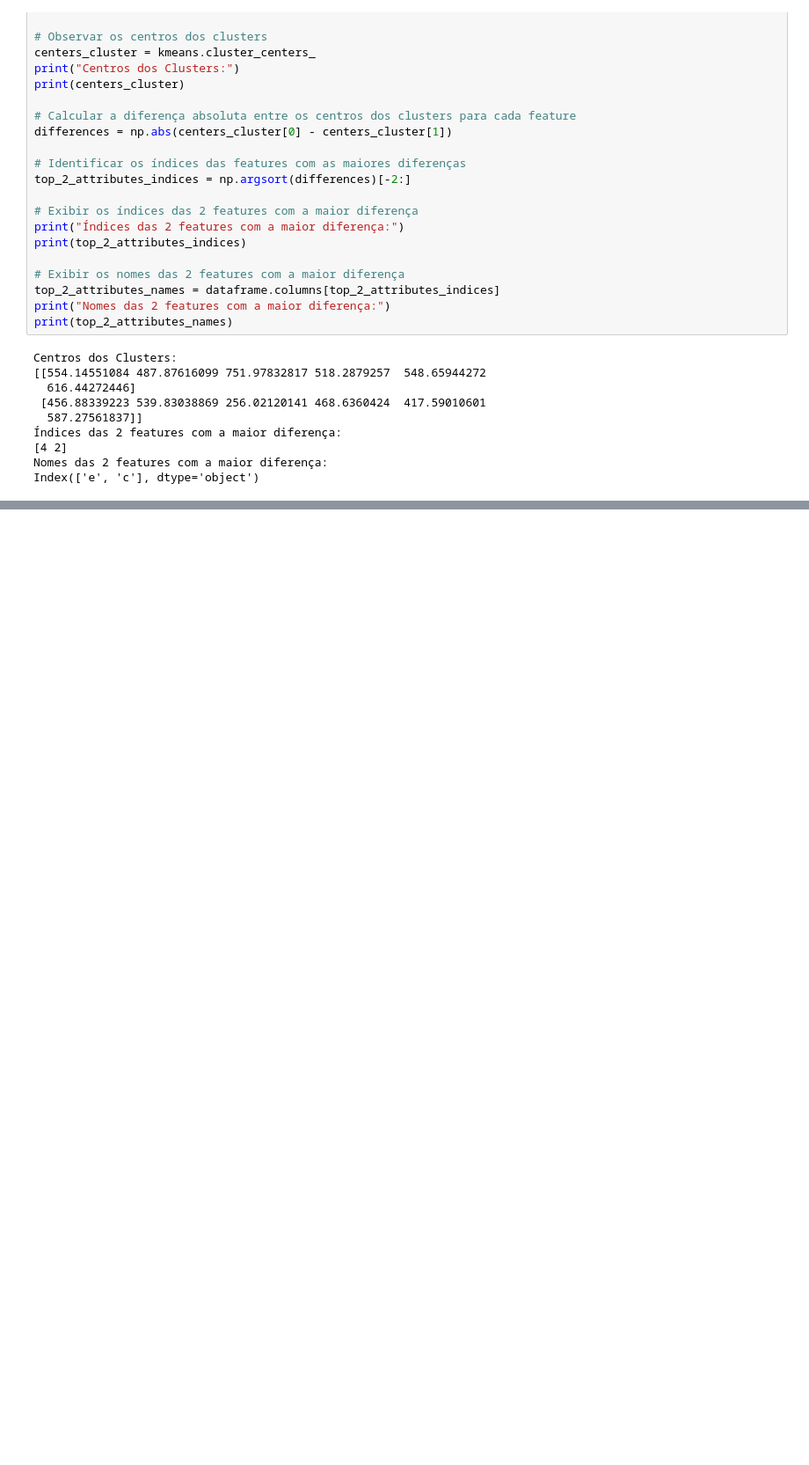
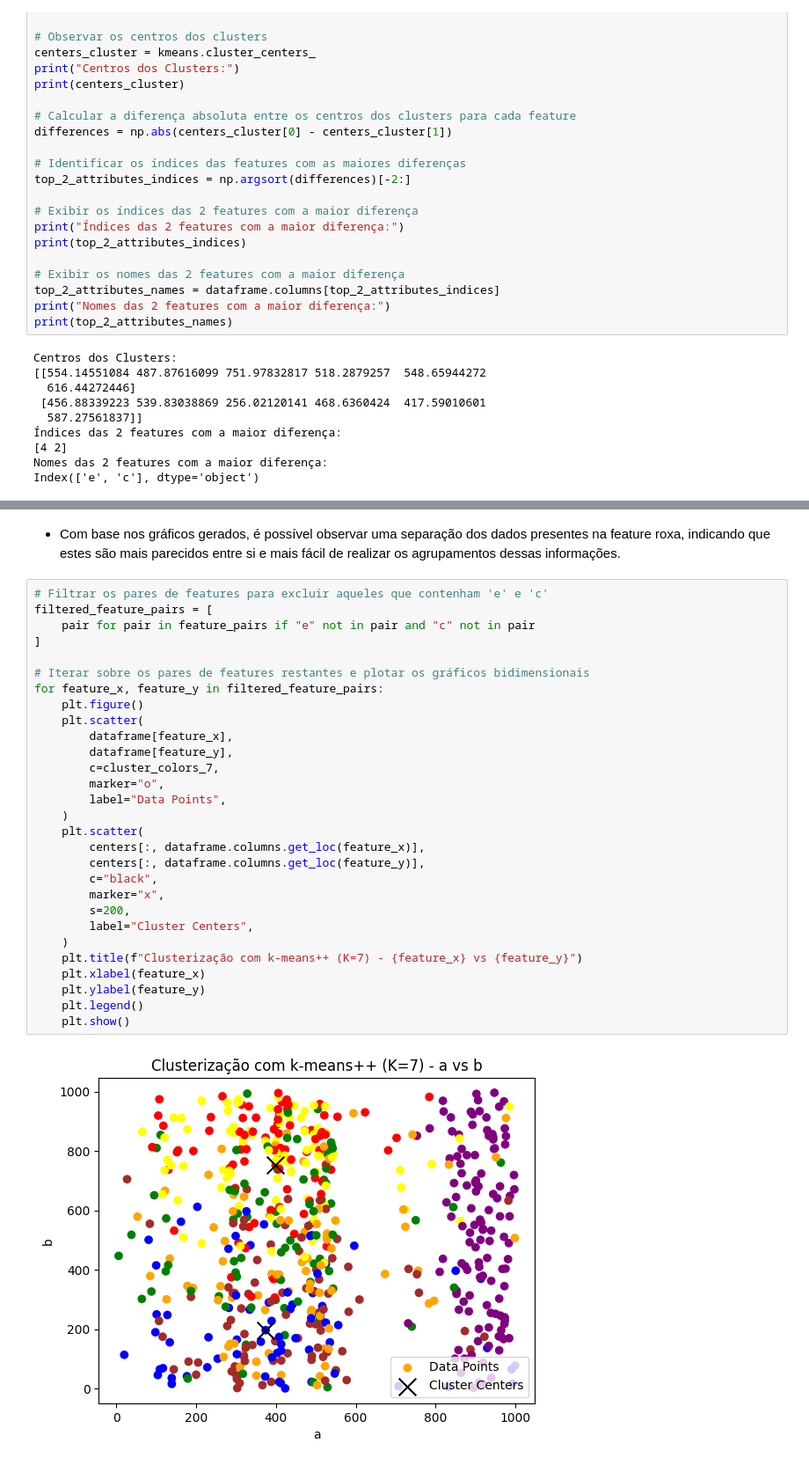
Before and after one commit to luigill/aula13-clusteriza-o-mde, a Jupyter notebook: aula13-24201083.ipynb, the cells around one changed output, grey strips where cells are left out. Shown at 88% size. Saved outputs shown, nothing was run; the diff lists cells and outputs as text; blank space fills up the shorter version.

```diff
--- a/aula13-24201083.ipynb
+++ b/aula13-24201083.ipynb
@@ -78,0 +267,33 @@ Index(['e', 'c'], dtype='object')
+# %% [markdown]
+-  Com base nos gráficos gerados, é possível observar uma separação dos dados presentes na feature roxa, indicando que estes são mais parecidos entre si e mais fácil de realizar os agrupamentos dessas informações.
+# %%
+# Filtrar os pares de features para excluir aqueles que contenham 'e' e 'c'
+filtered_feature_pairs = [
+    pair for pair in feature_pairs if "e" not in pair and "c" not in pair
+]
+
+# Iterar sobre os pares de features restantes e plotar os gráficos bidimensionais
+for feature_x, feature_y in filtered_feature_pairs:
+    plt.figure()
+    plt.scatter(
+        dataframe[feature_x],
+        dataframe[feature_y],
+        c=cluster_colors_7,
+        marker="o",
+        label="Data Points",
+    )
+    plt.scatter(
+        centers[:, dataframe.columns.get_loc(feature_x)],
+        centers[:, dataframe.columns.get_loc(feature_y)],
+        c="black",
+        marker="x",
+        s=200,
+        label="Cluster Centers",
+    )
+    plt.title(f"Clusterização com k-means++ (K=7) - {feature_x} vs {feature_y}")
+    plt.xlabel(feature_x)
+    plt.ylabel(feature_y)
+    plt.legend()
+    plt.show()
+# %% [output]
+[figure, added]
```
Also changed, not shown: parts of 15 cells of this notebook.
